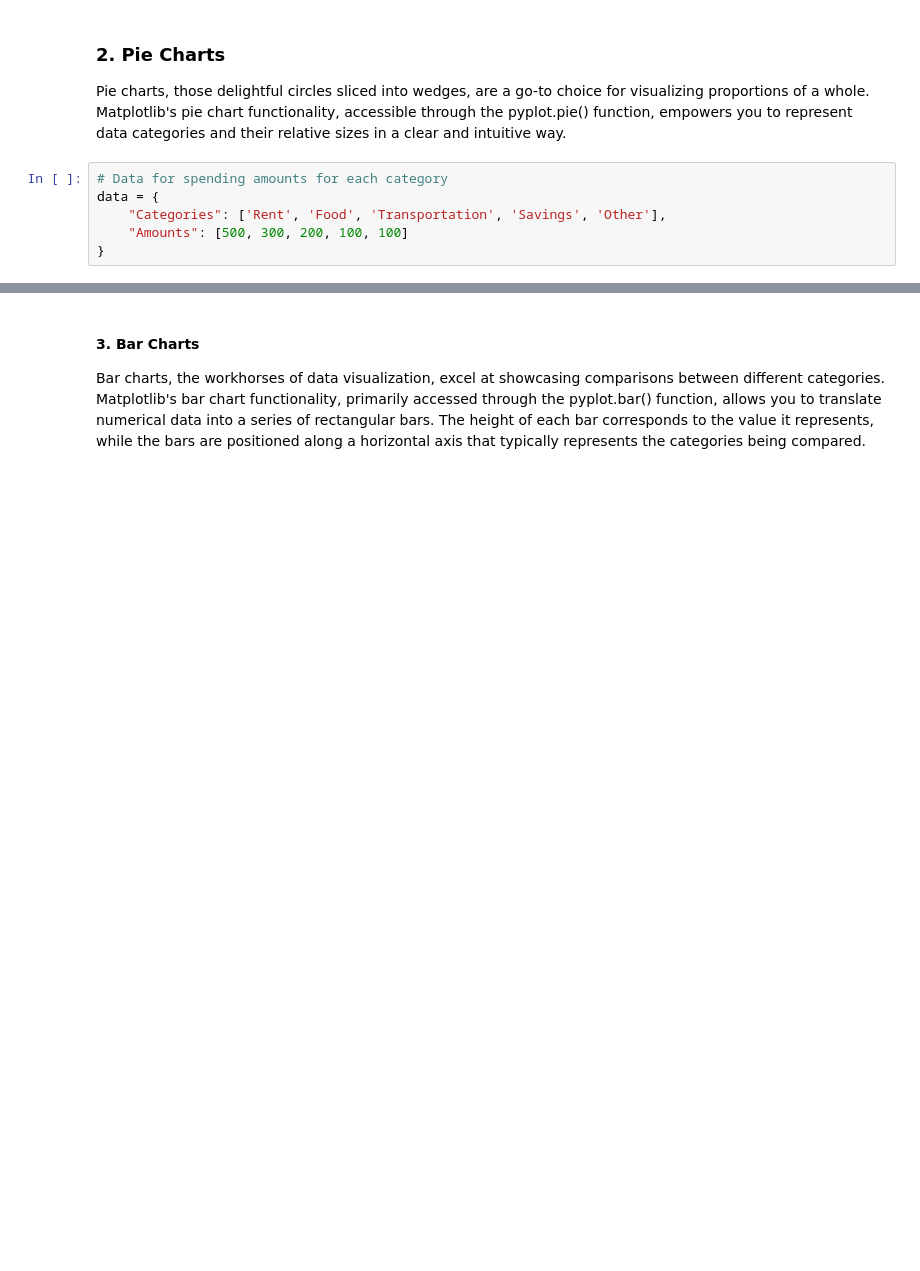
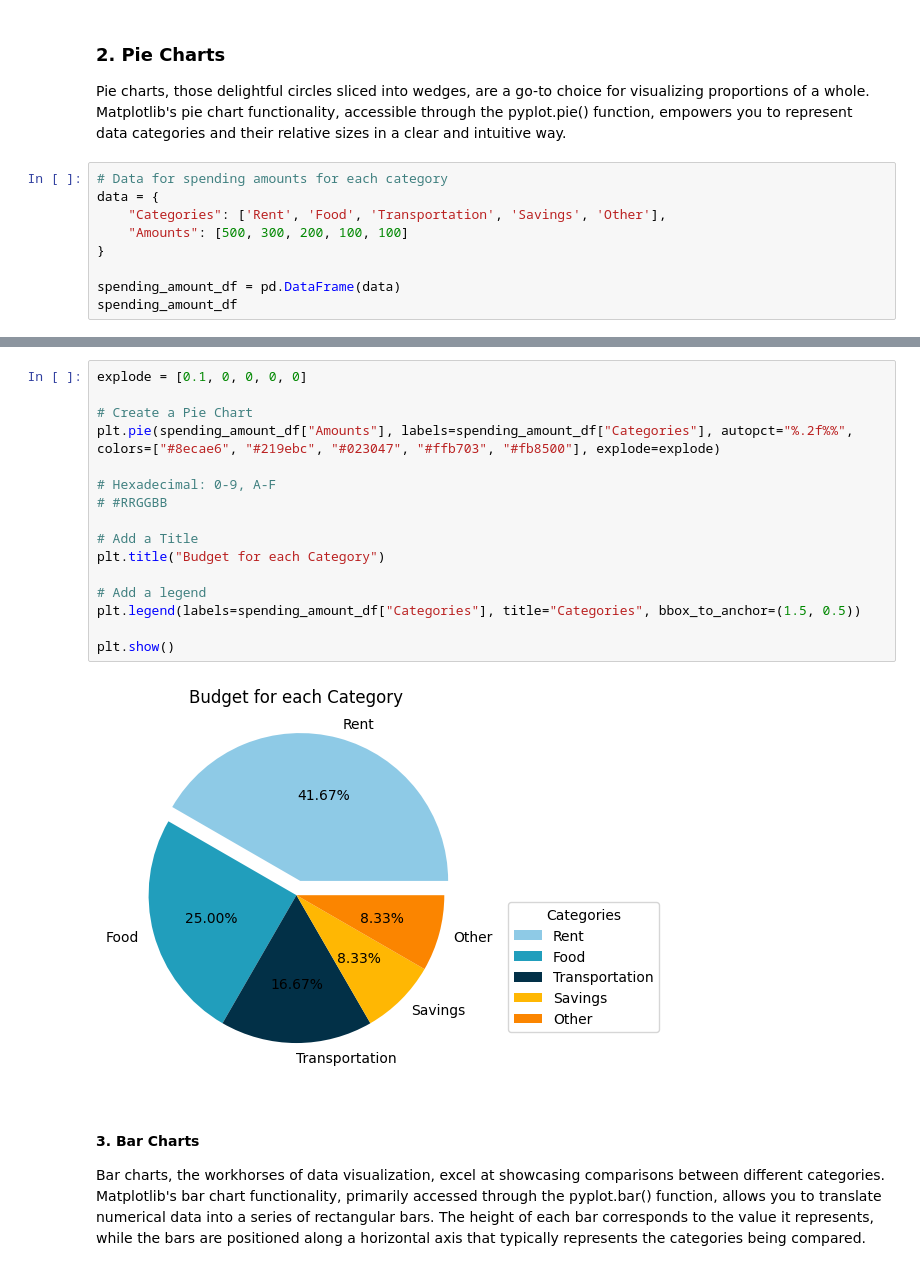
Before and after one commit to djustinandre/DAT09, a Jupyter notebook: Module 5 - Data Visualization/data_visualization.ipynb, the cells around one changed output, grey strips where cells are left out. Drawn from its saved outputs; the diff is of its cells as text; blank space fills up the shorter version.

Commit message:
Add codes for Data Visualization.

```diff
--- a/Module 5 - Data Visualization/data_visualization.ipynb
+++ b/Module 5 - Data Visualization/data_visualization.ipynb
@@ -89,3 +95,6 @@ data = {
     "Categories": ['Rent', 'Food', 'Transportation', 'Savings', 'Other'],
     "Amounts": [500, 300, 200, 100, 100]
 }
+
+spending_amount_df = pd.DataFrame(data)
+spending_amount_df
@@ -92,3 +108,21 @@ data = {
+# %%
+explode = [0.1, 0, 0, 0, 0]
+
+# Create a Pie Chart
+plt.pie(spending_amount_df["Amounts"], labels=spending_amount_df["Categories"], autopct="%.2f%%", colors=["#8ecae6", "#219ebc", "#023047", "#ffb703", "#fb8500"], explode=explode)
+
+# Hexadecimal: 0-9, A-F
+# #RRGGBB
+
+# Add a Title
+plt.title("Budget for each Category")
+
+# Add a legend
+plt.legend(labels=spending_amount_df["Categories"], title="Categories", bbox_to_anchor=(1.5, 0.5))
+
+plt.show()
+# %% [output]
+[figure, added]
 # %% [markdown]
 #### 3. Bar Charts
 
```
Also changed, not shown: parts of 4 cells of this notebook.
